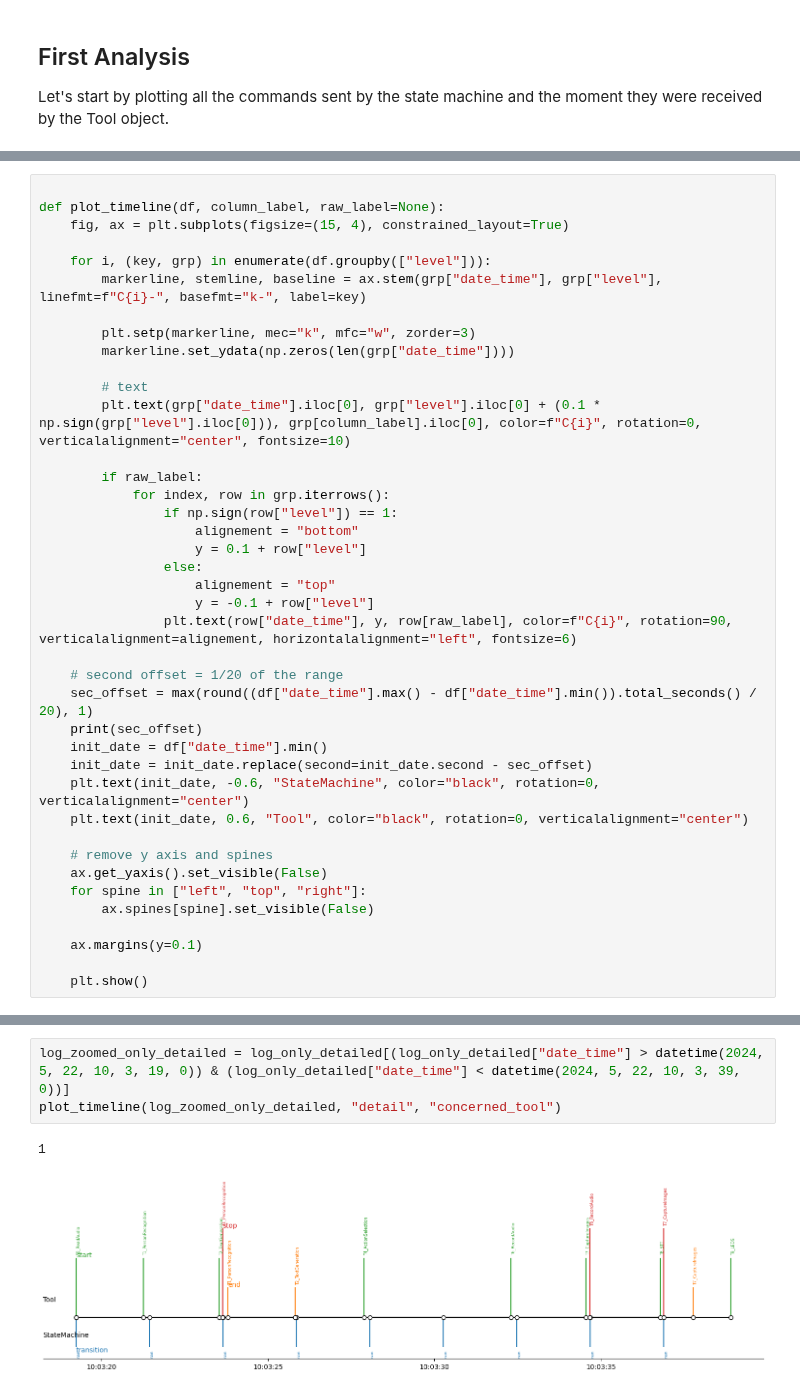
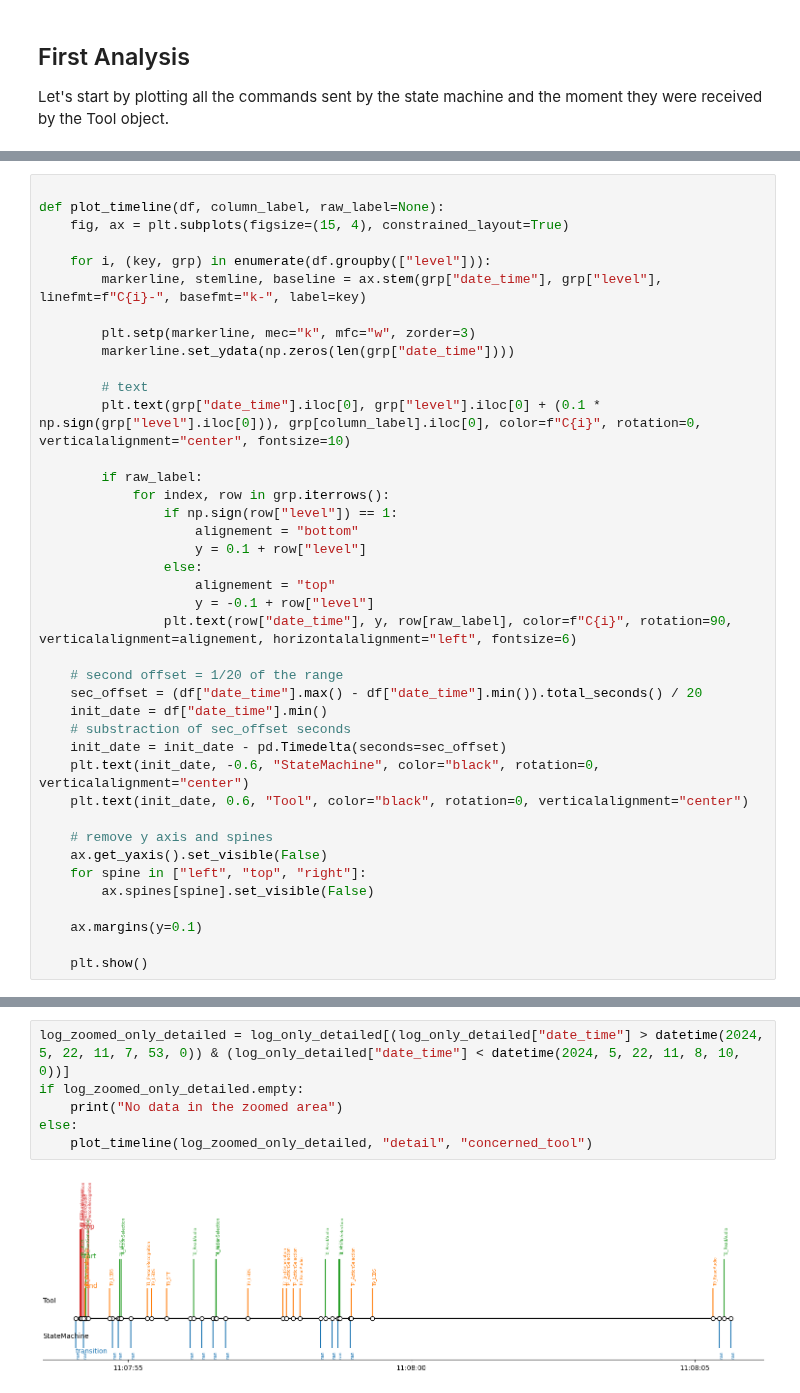
Before and after one commit to eliot-christon/robot-speech-to-speech, a Jupyter notebook: Tools/Evaluation/time_analysis/time_analysis.ipynb, the cells around one changed output, grey strips where cells are left out. Saved outputs shown, nothing was run; the diff lists cells and outputs as text.

```diff
--- a/Tools/Evaluation/time_analysis/time_analysis.ipynb
+++ b/Tools/Evaluation/time_analysis/time_analysis.ipynb
@@ -221,10 +221,10 @@ def plot_timeline(df, column_label, raw_label=None):
                 plt.text(row["date_time"], y, row[raw_label], color=f"C{i}", rotation=90, verticalalignment=alignement, horizontalalignment="left", fontsize=6)
 
     # second offset = 1/20 of the range
-    sec_offset = max(round((df["date_time"].max() - df["date_time"].min()).total_seconds() / 20), 1)
-    print(sec_offset)
+    sec_offset = (df["date_time"].max() - df["date_time"].min()).total_seconds() / 20
     init_date = df["date_time"].min()
-    init_date = init_date.replace(second=init_date.second - sec_offset)
+    # substraction of sec_offset seconds
+    init_date = init_date - pd.Timedelta(seconds=sec_offset)
     plt.text(init_date, -0.6, "StateMachine", color="black", rotation=0, verticalalignment="center")
     plt.text(init_date, 0.6, "Tool", color="black", rotation=0, verticalalignment="center")
 
@@ -247,6 +245,8 @@ plot_timeline(log_only_detailed, "detail", "concerned_tool")
 # %%
-log_zoomed_only_detailed = log_only_detailed[(log_only_detailed["date_time"] > datetime(2024, 5, 22, 10, 3, 19, 0)) & (log_only_detailed["date_time"] < datetime(2024, 5, 22, 10, 3, 39, 0))]
-plot_timeline(log_zoomed_only_detailed, "detail", "concerned_tool")
+log_zoomed_only_detailed = log_only_detailed[(log_only_detailed["date_time"] > datetime(2024, 5, 22, 11, 7, 53, 0)) & (log_only_detailed["date_time"] < datetime(2024, 5, 22, 11, 8, 10, 0))]
+if log_zoomed_only_detailed.empty:
+    print("No data in the zoomed area")
+else:
+    plot_timeline(log_zoomed_only_detailed, "detail", "concerned_tool")
 # %% [output]
-1
-[figure, old version]
+[figure, new version]
```
Also changed, not shown: parts of 8 cells of this notebook, 1 other file.
